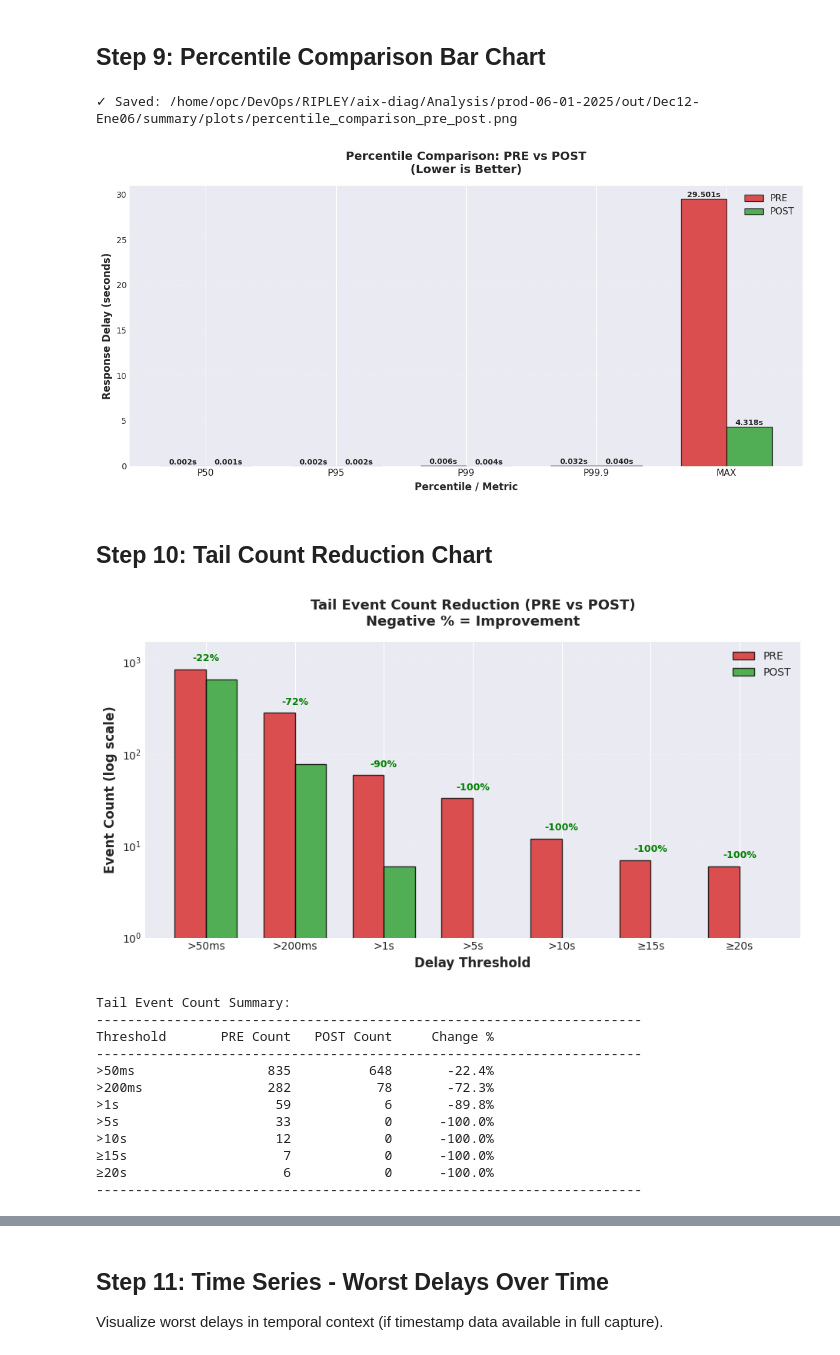
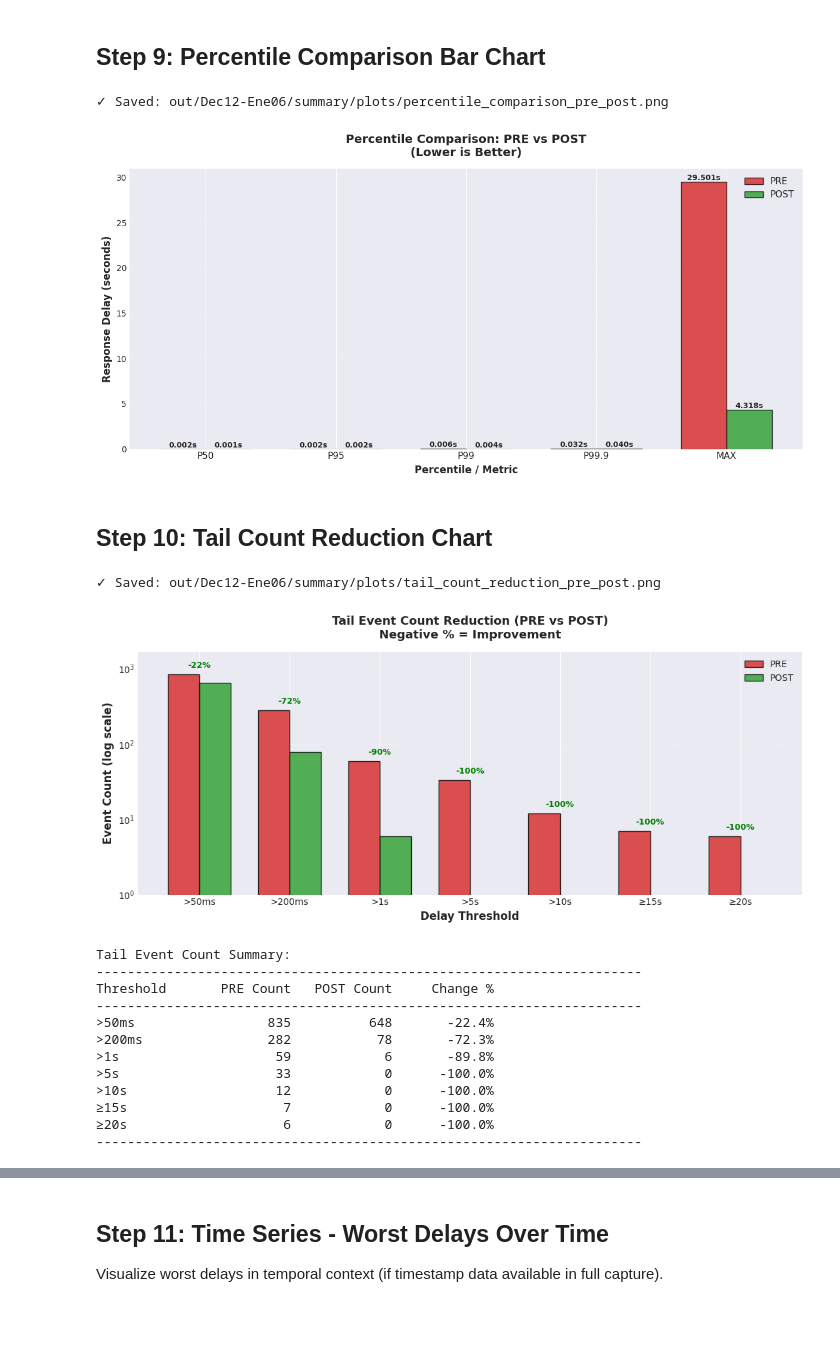
Before and after one commit to oracletechcl/aix-diag, a Jupyter notebook: Analysis/prod-06-01-2025/dec12-ene06.ipynb, the cells around one changed output, grey strips where cells are left out. Saved outputs shown, nothing was run; the diff lists cells and outputs as text; code cells hidden in the pictures; blank space fills up the shorter version.

```diff
--- a/Analysis/prod-06-01-2025/dec12-ene06.ipynb
+++ b/Analysis/prod-06-01-2025/dec12-ene06.ipynb
@@ -22,6 +22,8 @@ This notebook analyzes the artifact directory produced by the **tcpdump+awk** pi
 # %%
 import os
 import sys
+import re
+from typing import Dict, List, Tuple
 import pandas as pd
 import numpy as np
 import matplotlib.pyplot as plt
@@ -35,21 +37,23 @@ plt.rcParams['savefig.dpi'] = 300
 plt.rcParams['font.size'] = 10
 
 # ================== CONFIGURATION ==================
-OUTDIR = "/home/opc/DevOps/RIPLEY/aix-diag/Analysis/prod-06-01-2025/out/Dec12-Ene06"   # Root directory containing pre/post/summary
-
-PRE_DIR  = os.path.join(OUTDIR, "pre")
-POST_DIR = os.path.join(OUTDIR, "post")
-SUM_DIR  = os.path.join(OUTDIR, "summary")
-PLOT_DIR = os.path.join(SUM_DIR, "plots")
-SUM_FILE = os.path.join(SUM_DIR, "summary.txt")
+PAIR = os.environ.get("PAIR", "Dec12-Ene06")
+BASE_DIR = Path("out") / PAIR
+PRE_DIR = BASE_DIR / "pre"
+POST_DIR = BASE_DIR / "post"
+SUM_DIR = BASE_DIR / "summary"
+PLOT_DIR = SUM_DIR / "plots"
+SUM_FILE = SUM_DIR / "summary.txt"
 
 # Create output directories
-os.makedirs(PLOT_DIR, exist_ok=True)
+PLOT_DIR.mkdir(parents=True, exist_ok=True)
 
 print("="*70)
 print("SQL*Net PRE/POST Closure Analysis - Initialization")
 print("="*70)
+print(f"PAIR: {PAIR}")
 print(f"Working directory: {os.getcwd()}")
+print(f"Base directory: {BASE_DIR.resolve()}\n")
 print(f"Analysis timestamp: {datetime.now().strftime('%Y-%m-%d %H:%M:%S')}")
 print()
 # %% [output]
@@ -741,83 +748,75 @@ def plot_percentile_comparison(kpi_df, save_path=None):
 percentile_path = os.path.join(PLOT_DIR, "percentile_comparison_pre_post.png")
 plot_percentile_comparison(kpi_df, save_path=percentile_path)
 # %% [output]
-✓ Saved: /home/opc/DevOps/RIPLEY/aix-diag/Analysis/prod-06-01-2025/out/Dec12-Ene06/summary/plots/percentile_comparison_pre_post.png
+✓ Saved: out/Dec12-Ene06/summary/plots/percentile_comparison_pre_post.png
 [figure]
 # %% [markdown]
 ## Step 10: Tail Count Reduction Chart
 # %%
-def plot_tail_count_reduction(kpi_df):
+def plot_tail_count_reduction(kpi_df, save_path: Path = None):
     """Bar chart showing reduction in tail event counts"""
-
     thresholds = ['>50ms', '>200ms', '>1s', '>5s', '>10s', '≥15s', '≥20s']
     count_cols = [f'{t}_count' for t in thresholds]
-
     pre_counts = [kpi_df.loc['PRE', col] for col in count_cols]
     post_counts = [kpi_df.loc['POST', col] for col in count_cols]
-
     x = np.arange(len(thresholds))
     width = 0.35
-
     fig, ax = plt.subplots(figsize=(11, 5))
-
     bars1 = ax.bar(x - width/2, pre_counts, width, label='PRE',
                    color='#d62728', alpha=0.8, edgecolor='black', linewidth=1)
     bars2 = ax.bar(x + width/2, post_counts, width, label='POST',
                    color='#2ca02c', alpha=0.8, edgecolor='black', linewidth=1)
-
-    # Add simplified labels - just reduction percentages at top
     for i, (pre_cnt, post_cnt) in enumerate(zip(pre_counts, post_counts)):
         if pre_cnt > 0:
             reduction_pct = ((post_cnt - pre_cnt) / pre_cnt) * 100
             color = 'green' if reduction_pct < 0 else 'red'
-            # Place label above the taller bar
             y_pos = max(pre_cnt, post_cnt) * 1.15
             ax.text(i, y_pos, f'{reduction_pct:+.0f}%',
                    ha='center', va='bottom', fontsize=9,
                    color=color, fontweight='bold')
-
     ax.set_xlabel('Delay Threshold', fontsize=12, fontweight='bold')
     ax.set_ylabel('Event Count (log scale)', fontsize=12, fontweight='bold')
     ax.set_title('Tail Event Count Reduction (PRE vs POST)\nNegative % = Improvement',
                  fontsize=13, fontweight='bold', pad=15)
     ax.set_xticks(x)
     ax.set_xticklabels(thresholds, fontsize=10)
     ax.legend(fontsize=10, loc='upper right')
     ax.grid(True, axis='y', linestyle=':', alpha=0.4)
     ax.set_yscale('log')
-
-    # Set reasonable y-axis limits to prevent excessive white space
     max_count = max(max(pre_counts), max(post_counts))
     ax.set_ylim(bottom=1, top=max_count * 2)
-
+    plt.tight_layout()
+    if save_path:
+        plt.savefig(save_path, dpi=300, bbox_inches='tight')
+        print(f"✓ Saved: {save_path}")
     plt.show()
     plt.close()
-
-    # Print summary table instead of complex annotations
     print("\nTail Event Count Summary:")
     print("-" * 70)
     print(f"{'Threshold':<12} {'PRE Count':>12} {'POST Count':>12} {'Change %':>12}")
     print("-" * 70)
     for thr, pre_c, post_c in zip(thresholds, pre_counts, post_counts):
         if pre_c > 0:
             change = ((post_c - pre_c) / pre_c) * 100
             print(f"{thr:<12} {int(pre_c):>12,} {int(post_c):>12,} {change:>11.1f}%")
         else:
             print(f"{thr:<12} {int(pre_c):>12,} {int(post_c):>12,} {'N/A':>12}")
     print("-" * 70)
 
-plot_tail_count_reduction(kpi_df)
+tail_count_path = PLOT_DIR / "tail_count_reduction_pre_post.png"
+plot_tail_count_reduction(kpi_df, save_path=tail_count_path)
 # %% [output]
+✓ Saved: out/Dec12-Ene06/summary/plots/tail_count_reduction_pre_post.png
-[figure, old version]
+[figure, new version]
-Tail Event Count Summary:
-----------------------------------------------------------------------
-Threshold       PRE Count   POST Count     Change %
-----------------------------------------------------------------------
->50ms                 835          648       -22.4%
->200ms                282           78       -72.3%
->1s                    59            6       -89.8%
->5s                    33            0      -100.0%
->10s                   12            0      -100.0%
-≥15s                    7            0      -100.0%
-≥20s                    6            0      -100.0%
-----------------------------------------------------------------------
+Tail Event Count Summary:
+----------------------------------------------------------------------
+Threshold       PRE Count   POST Count     Change %
+----------------------------------------------------------------------
+>50ms                 835          648       -22.4%
+>200ms                282           78       -72.3%
+>1s                    59            6       -89.8%
+>5s                    33            0      -100.0%
+>10s                   12            0      -100.0%
+≥15s                    7            0      -100.0%
+≥20s                    6            0      -100.0%
+----------------------------------------------------------------------
```
Also changed, not shown: parts of 23 cells of this notebook, 1 other file.
